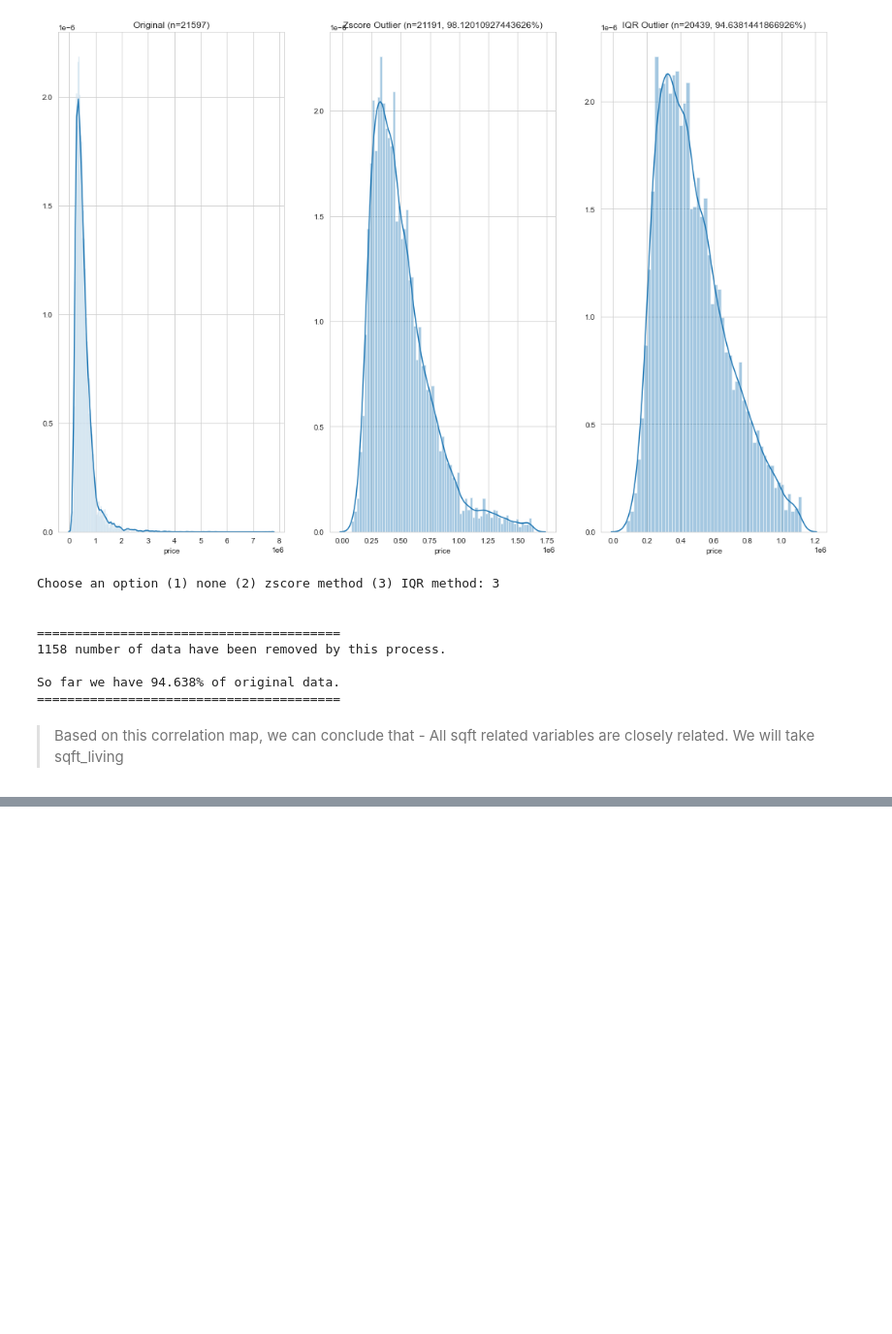
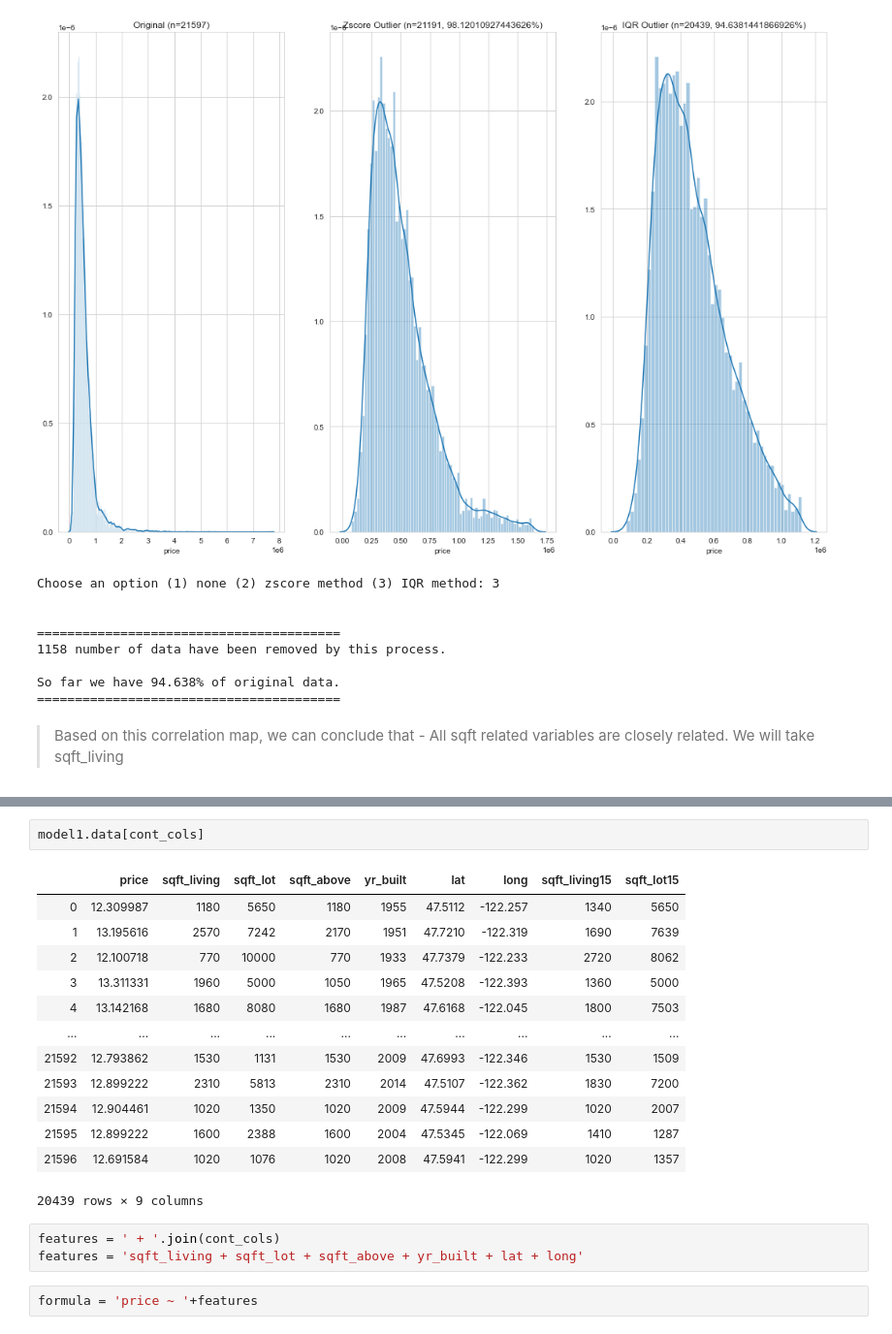
Before and after one commit to singsang2/Mod-2-Kings-County-Housing-Price-Model, a Jupyter notebook: student.ipynb, the cells around one changed output, grey strips where cells are left out. Shown at 97% size. Cells and saved outputs as stored; diff of their text form; blank space fills up the shorter version.

```diff
--- a/student.ipynb
+++ b/student.ipynb
@@ -135,0 +118,21 @@ Name: price, Length: 20439, dtype: float64
+# %%
+model1.data[cont_cols]
+# %% [output]
+|  | price | sqft_living | sqft_lot | sqft_above | yr_built | lat | long | sqft_living15 | sqft_lot15 |
+| 0 | 12.309987 | 1180 | 5650 | 1180 | 1955 | 47.5112 | -122.257 | 1340 | 5650 |
+| 1 | 13.195616 | 2570 | 7242 | 2170 | 1951 | 47.7210 | -122.319 | 1690 | 7639 |
+| 2 | 12.100718 | 770 | 10000 | 770 | 1933 | 47.7379 | -122.233 | 2720 | 8062 |
+| 3 | 13.311331 | 1960 | 5000 | 1050 | 1965 | 47.5208 | -122.393 | 1360 | 5000 |
+| 4 | 13.142168 | 1680 | 8080 | 1680 | 1987 | 47.6168 | -122.045 | 1800 | 7503 |
+| ... | ... | ... | ... | ... | ... | ... | ... | ... | ... |
+| 21592 | 12.793862 | 1530 | 1131 | 1530 | 2009 | 47.6993 | -122.346 | 1530 | 1509 |
+| 21593 | 12.899222 | 2310 | 5813 | 2310 | 2014 | 47.5107 | -122.362 | 1830 | 7200 |
+| 21594 | 12.904461 | 1020 | 1350 | 1020 | 2009 | 47.5944 | -122.299 | 1020 | 2007 |
+| 21595 | 12.899222 | 1600 | 2388 | 1600 | 2004 | 47.5345 | -122.069 | 1410 | 1287 |
+| 21596 | 12.691584 | 1020 | 1076 | 1020 | 2008 | 47.5941 | -122.299 | 1020 | 1357 |
+20439 rows × 9 columns
+# %%
+features = ' + '.join(cont_cols)
+features = 'sqft_living + sqft_lot + sqft_above + yr_built + lat + long'
+# %%
+formula = 'price ~ '+features
```
Also changed, not shown: parts of 6 cells of this notebook, 1 other file.
